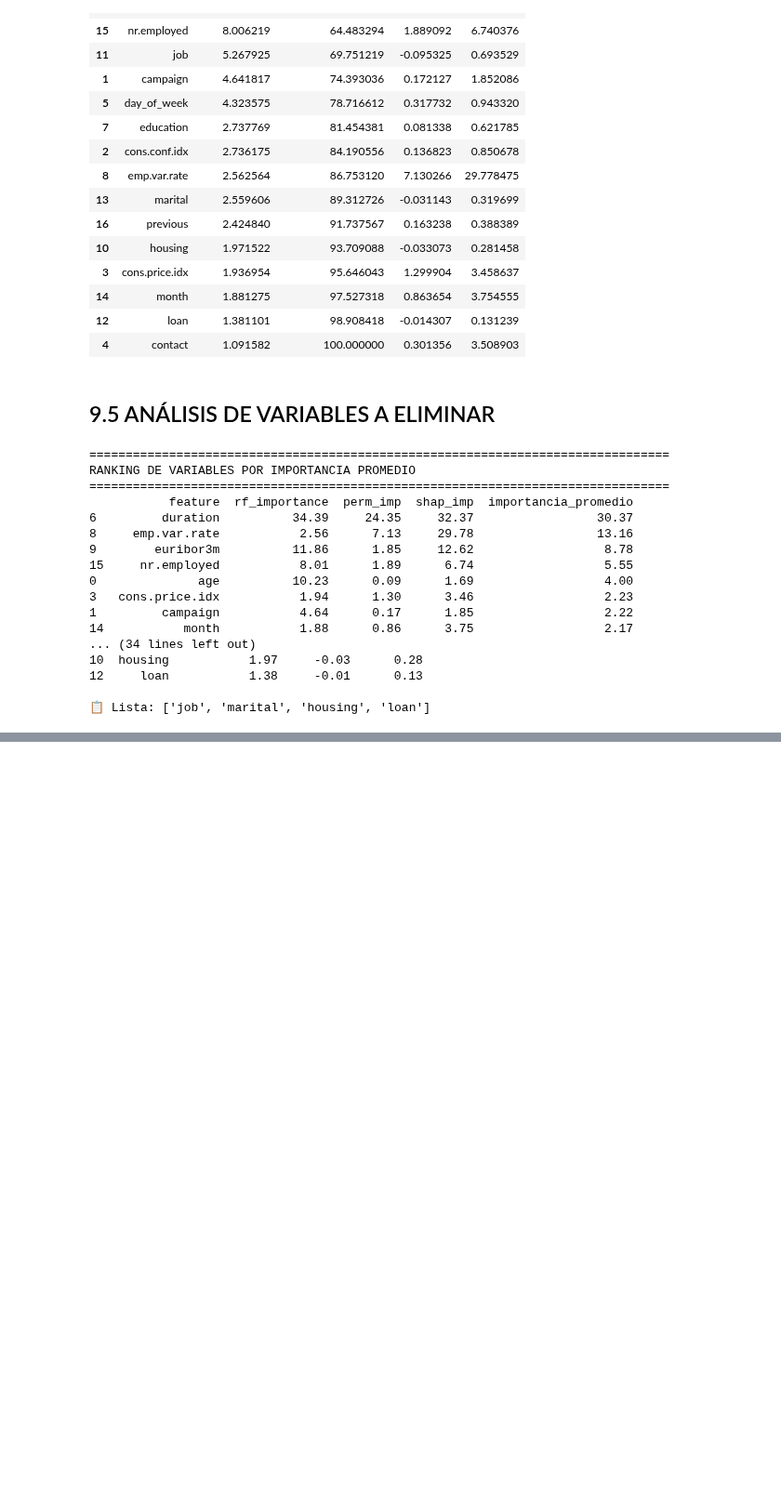
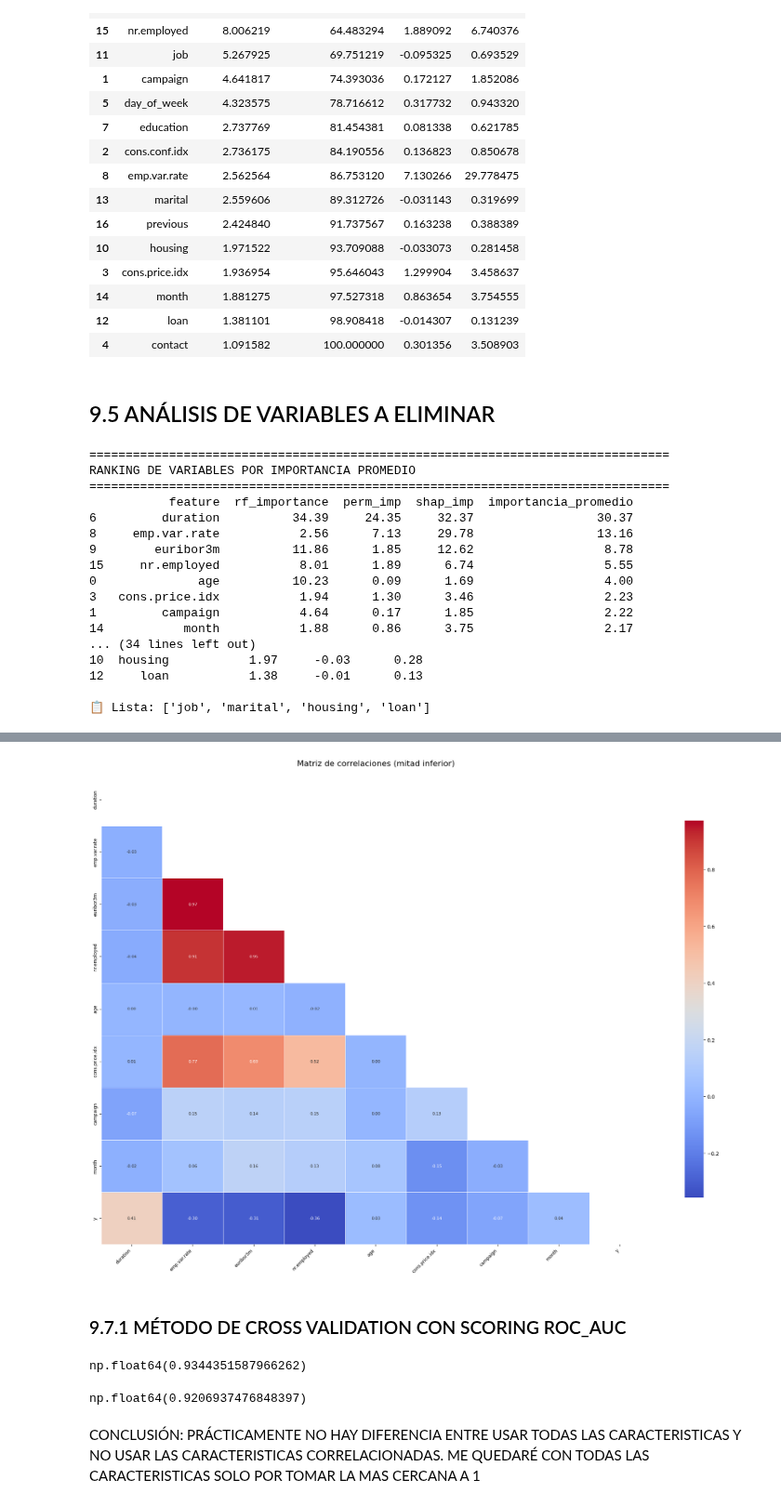
Before and after one commit to 4GeeksAcademy/cathycaz-intro-ml, a Jupyter notebook: src/01.1-logistic-regression.ipynb, the cells around one changed output, grey strips where cells are left out. Shown at 93% size. Cells and saved outputs as stored; diff of their text form; code cells hidden in the pictures; blank space fills up the shorter version.

Commit message:
Agrego análisis de cross-validation con ROC-AUC y F1-Score

```diff
--- a/src/01.1-logistic-regression.ipynb
+++ b/src/01.1-logistic-regression.ipynb
@@ -1289,0 +1295,3 @@ RANKING DE VARIABLES POR IMPORTANCIA PROMEDIO
+# %%
+df_filt= df_importances_sorted[df_importances_sorted['importancia_promedio'] >= 2.0]
+df_filt
@@ -1289,0 +1308,3 @@ RANKING DE VARIABLES POR IMPORTANCIA PROMEDIO
+# %%
+features = df_filt['feature']
+features
@@ -1289,0 +1339,36 @@ RANKING DE VARIABLES POR IMPORTANCIA PROMEDIO
+# %%
+X_copy = X_train_imputado[features].copy()
+X_copy['y'] = Y_train
+corr = X_copy.corr()
+mask = np.triu(np.ones_like(corr, dtype=bool))
+
+plt.figure(figsize=(20, 15))
+sns.heatmap(
+    corr, mask=mask, cmap='coolwarm',
+    annot=True, fmt=".2f", linewidths=.5,
+    cbar_kws={"shrink": .8},
+    annot_kws={"size": 8}
+)
+plt.title("Matriz de correlaciones (mitad inferior)", fontsize=16, pad=15)
+plt.xticks(rotation=45, ha='right', fontsize=9)
+plt.yticks(fontsize=9)
+plt.tight_layout(pad=3.0)
+plt.show()
+# %% [output]
+[figure, added]
+# %% [markdown]
+### 9.7.1 MÉTODO DE CROSS VALIDATION CON SCORING ROC_AUC
+# %%
+# Versión 1: Realizar cross_validation con todas las características que son candidatas
+cv_results1 = cross_val_score(RandomForestClassifier(random_state=42,n_jobs=-1), X_train_imputado[features], Y_train, cv=3, scoring='roc_auc')
+cv_results1.mean()
+# %% [output]
+np.float64(0.9344351587966262)
+# %%
+# Versión 2: Realizar cross_validation con  las características que son candidatas sin las correlacionadas
+cv_results2 = cross_val_score(RandomForestClassifier(random_state=42,n_jobs=-1), X_train_imputado[features].drop(['emp.var.rate','euribor3m'],axis=1), Y_train, cv=3, scoring='roc_auc')
+cv_results2.mean()
+# %% [output]
+np.float64(0.9206937476848397)
+# %% [markdown]
+CONCLUSIÓN: PRÁCTICAMENTE NO HAY DIFERENCIA ENTRE USAR TODAS LAS CARACTERISTICAS Y NO USAR LAS CARACTERISTICAS CORRELACIONADAS. ME QUEDARÉ CON TODAS LAS CARACTERISTICAS SOLO POR TOMAR LA MAS CERCANA A 1
```
Also changed, not shown: parts of 16 cells of this notebook.
